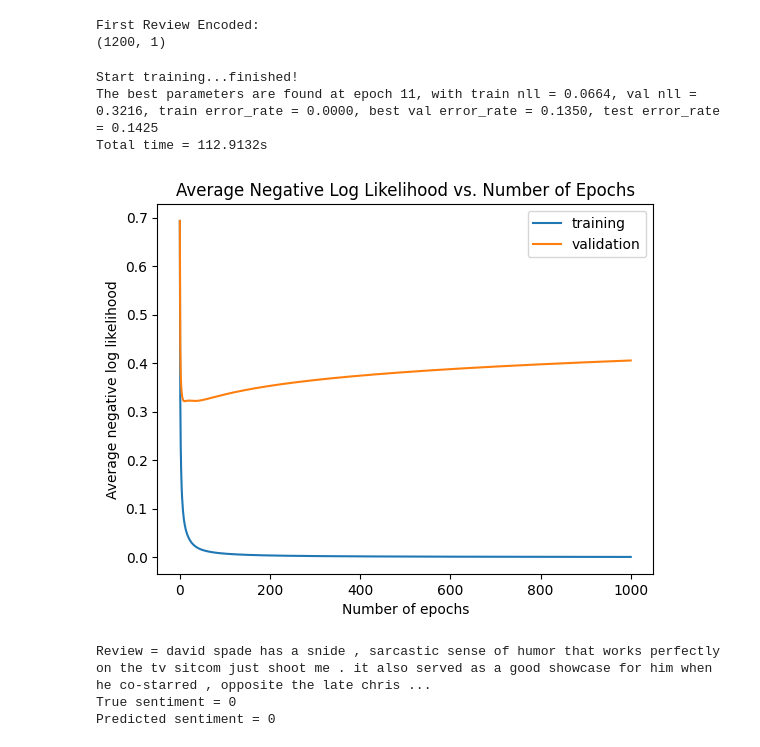
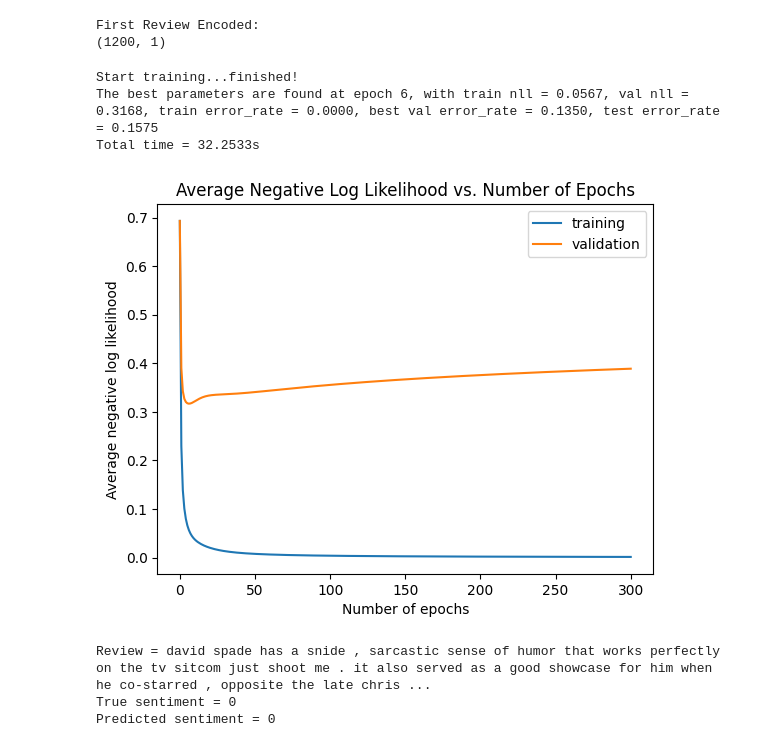
Before and after one commit to aadium/nlp-model, a Jupyter notebook: nlp_train.ipynb, the cells around one changed output. Drawn from its saved outputs; the diff is of its cells as text; code cells hidden in the pictures.

```diff
--- a/nlp_train.ipynb
+++ b/nlp_train.ipynb
@@ -62,16 +62,16 @@ print(df)
 0        1   1     0       1    1    0   1    1
 1        1   1     1       0    1    1   0    1
 # %%
-train_data = pd.read_csv(TRAIN_FILEPATH, sep = '\t', header = None)
-val_data = pd.read_csv(VAL_FILEPATH, sep = '\t', header = None)
-test_data = pd.read_csv(TEST_FILEPATH, sep = '\t', header = None)
+trainData = pd.read_csv(trainFilepath, sep = '\t', header = None)
+valData = pd.read_csv(valFilepath, sep = '\t', header = None)
+testData = pd.read_csv(testFilepath, sep = '\t', header = None)
 # %%
 cvect = CountVectorizer(binary = True, max_features=10000)
-X_train = cvect.fit_transform(train_data.iloc[:, 1])
-Y_train = train_data.iloc[:, 0].values.reshape(-1, 1)
-X_val = cvect.transform(val_data.iloc[:, 1])
-Y_val = val_data.iloc[:, 0].values.reshape(-1, 1)
-X_test = cvect.transform(test_data.iloc[:, 1])
-Y_test = test_data.iloc[:, 0].values.reshape(-1, 1)
+xTrain = cvect.fit_transform(trainData.iloc[:, 1])
+yTrain = trainData.iloc[:, 0].values.reshape(-1, 1)
+xVal = cvect.transform(valData.iloc[:, 1])
+yVal = valData.iloc[:, 0].values.reshape(-1, 1)
+xTest = cvect.transform(testData.iloc[:, 1])
+yTest = testData.iloc[:, 0].values.reshape(-1, 1)
 # %%
 print('First Review Encoded:')
@@ -81,34 +81,34 @@ First Review Encoded:
 (1200, 1)
 # %%
 #setting up the experimental parameters
-num_features = X_train.shape[1]
-num_epochs = 1000
-lr = 0.005
+numFeatures = xTrain.shape[1]
+numEpochs = 300
+lr = 0.01
 
-X_train = X_train.toarray()
-X_val = X_val.toarray()
-X_test = X_test.toarray()
+xTrain = xTrain.toarray()
+xVal = xVal.toarray()
+xTest = xTest.toarray()
 
 # training and validation
 print('Start training...', end='')
 start = time.time()
-output = fn.train_evaluate_model(X_train, Y_train, X_val, Y_val, num_epochs, lr, visualize_nlls=True)
+output = fn.train_evaluate_model(xTrain, yTrain, xVal, yVal, numEpochs, lr, visualize_nlls=True)
 end = time.time()
 print('finished!')
 
 # finally testing
-Y_hat_test = fn.predict(X_test, output['best_theta'])
-test_error = fn.error_rate(Y_test, Y_hat_test)
+yHatTest = fn.predict(xTest, output['best_theta'])
+testError = fn.error_rate(yTest, yHatTest)
 
 # print outputs
 print('The best parameters are found at epoch %d, with train nll = %0.4f, val nll = %0.4f, \
 train error_rate = %0.4f, best val error_rate = %0.4f, test error_rate = %0.4f' % (output['best_epoch'], output['best_train_nll'], \
-output['best_val_nll'], output['train_error'], output['val_error'], test_error))
+output['best_val_nll'], output['train_error'], output['val_error'], testError))
 print('Total time = %0.4fs' % (end-start))
 # %% [output]
 Start training...finished!
-The best parameters are found at epoch 11, with train nll = 0.0664, val nll = 0.3216, train error_rate = 0.0000, best val error_rate = 0.1350, test error_rate = 0.1425
-Total time = 112.9132s
+The best parameters are found at epoch 6, with train nll = 0.0567, val nll = 0.3168, train error_rate = 0.0000, best val error_rate = 0.1350, test error_rate = 0.1575
+Total time = 32.2533s
-[figure, old version]
+[figure, new version]
 # %%
 # print out the first review of the test dataset and its corresponding true sentiment
```
Also changed, not shown: parts of 7 cells of this notebook, 2 other files.
